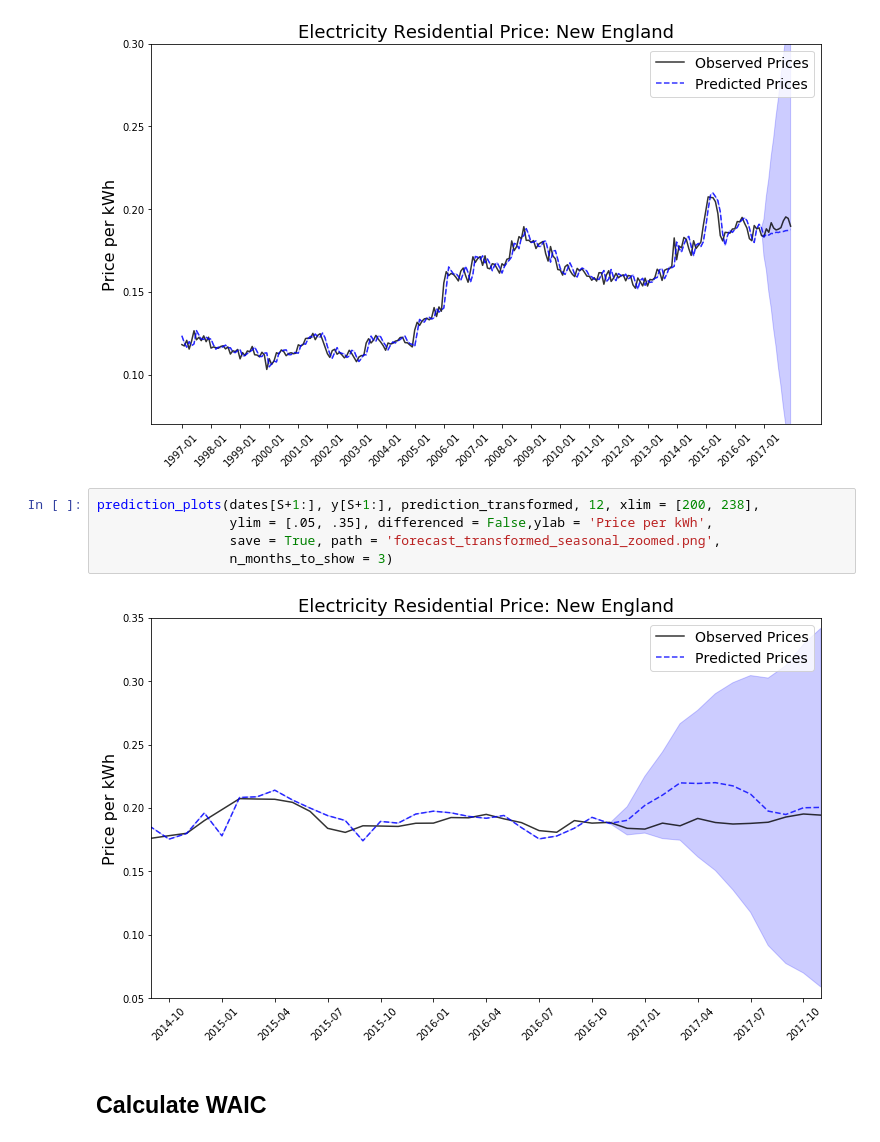
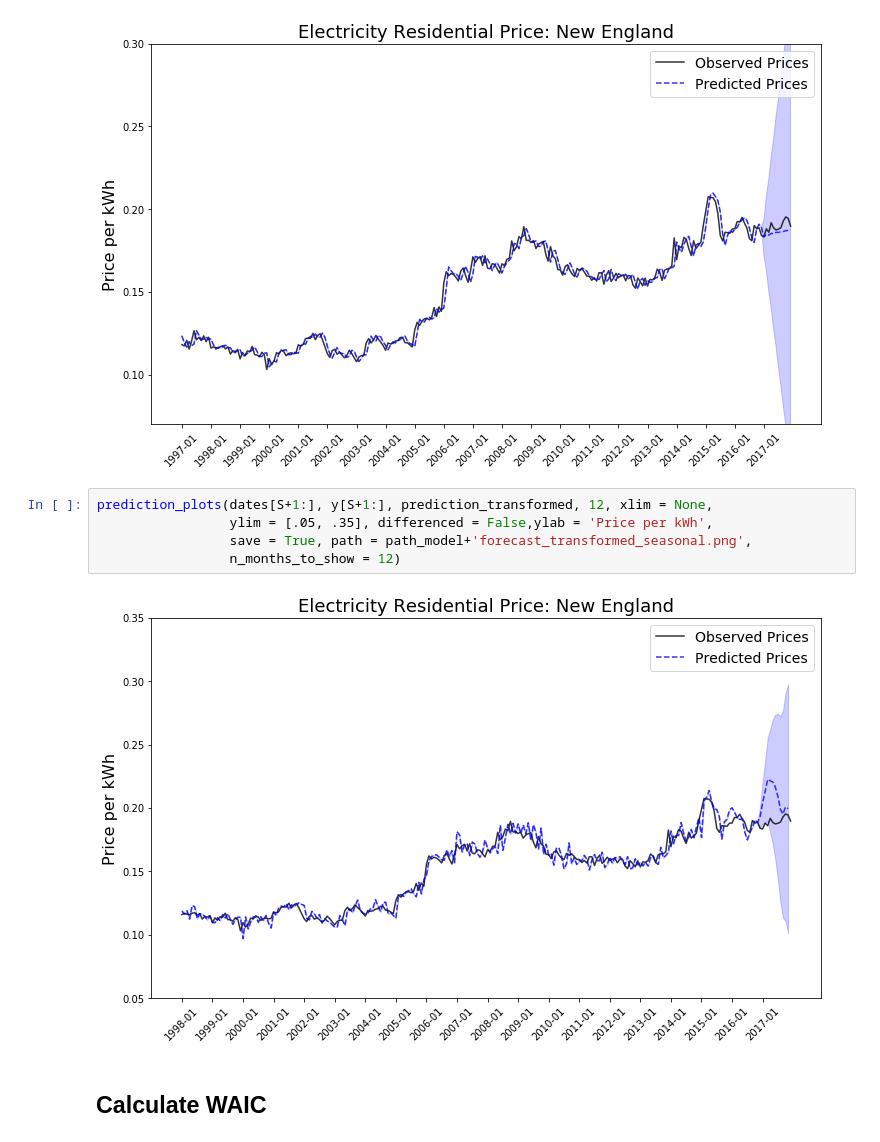
Before and after one commit to ahotaling/STAT_330_Project, a Jupyter notebook: Notebooks/bayesian_ARIMA_model_seasonal.ipynb, the cells around one changed output. Cells and saved outputs as stored; diff of their text form.

Commit message:
plots on plots

```diff
--- a/Notebooks/bayesian_ARIMA_model_seasonal.ipynb
+++ b/Notebooks/bayesian_ARIMA_model_seasonal.ipynb
@@ -746,12 +746,12 @@ prediction_plots(dates[1:], y[1:], prediction_transformed, forecast_length, xlim
 # %% [output]
 [figure]
 # %%
-prediction_plots(dates[S+1:], y[S+1:], prediction_transformed, 12, xlim = [200, 238],
+prediction_plots(dates[S+1:], y[S+1:], prediction_transformed, 12, xlim = None,
                  ylim = [.05, .35], differenced = False,ylab = 'Price per kWh',
-                 save = True, path = 'forecast_transformed_seasonal_zoomed.png',
-                 n_months_to_show = 3)
+                 save = True, path = path_model+'forecast_transformed_seasonal.png',
+                 n_months_to_show = 12)
 # %% [output]
-[figure, old version]
+[figure, new version]
 # %% [markdown]
 ## Calculate WAIC
 # %%
```
Also changed, not shown: parts of 18 cells of this notebook, 11 other files.
